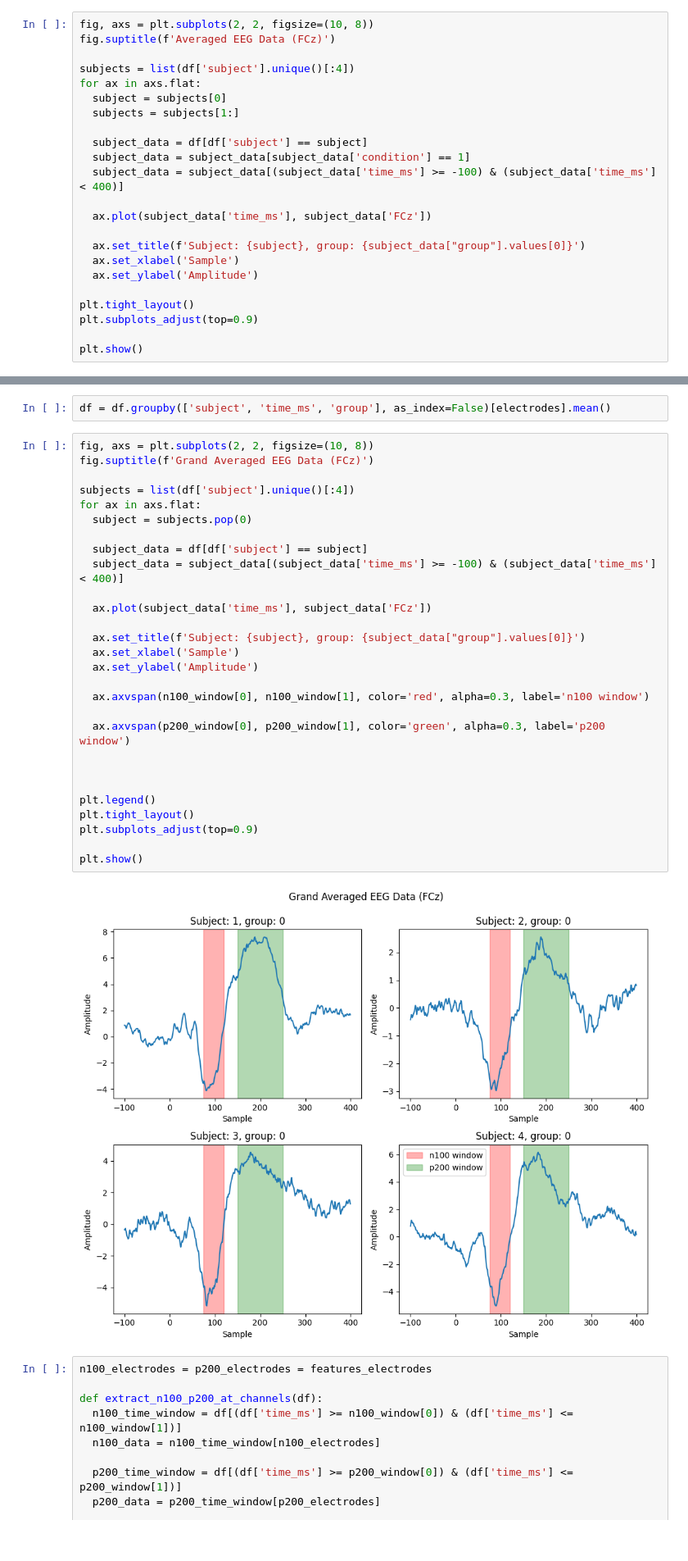
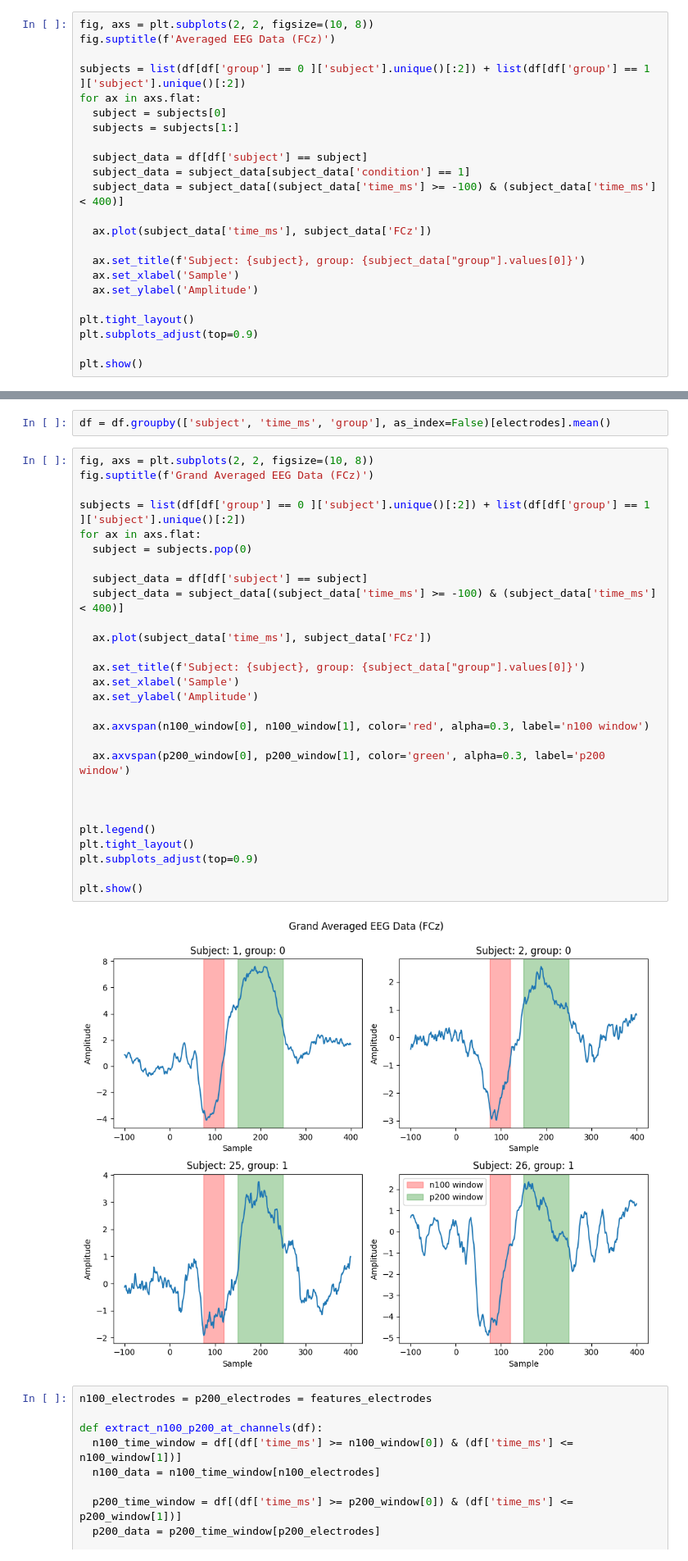
Before and after one commit to Fl0k3n/neuro-proj, a Jupyter notebook: Schizo_RandomForest.ipynb, the cells around one changed output, grey strips where cells are left out. Shown: that part at 82% size. Saved outputs shown, nothing was run; the diff lists cells and outputs as text.

```diff
--- a/Schizo_RandomForest.ipynb
+++ b/Schizo_RandomForest.ipynb
@@ -138,7 +109,7 @@ memory usage: 91.1+ MB
 fig, axs = plt.subplots(2, 2, figsize=(10, 8))
 fig.suptitle(f'Averaged EEG Data (FCz)')
 
-subjects = list(df['subject'].unique()[:4])
+subjects = list(df[df['group'] == 0 ]['subject'].unique()[:2]) + list(df[df['group'] == 1 ]['subject'].unique()[:2])
 for ax in axs.flat:
   subject = subjects[0]
   subjects = subjects[1:]
@@ -164,33 +135,33 @@ df = df.groupby(['subject', 'time_ms', 'group'], as_index=False)[electrodes].mea
 # %%
 fig, axs = plt.subplots(2, 2, figsize=(10, 8))
 fig.suptitle(f'Grand Averaged EEG Data (FCz)')
 
-subjects = list(df['subject'].unique()[:4])
+subjects = list(df[df['group'] == 0 ]['subject'].unique()[:2]) + list(df[df['group'] == 1 ]['subject'].unique()[:2])
 for ax in axs.flat:
   subject = subjects.pop(0)
 
   subject_data = df[df['subject'] == subject]
   subject_data = subject_data[(subject_data['time_ms'] >= -100) & (subject_data['time_ms'] < 400)]
 
   ax.plot(subject_data['time_ms'], subject_data['FCz'])
 
   ax.set_title(f'Subject: {subject}, group: {subject_data["group"].values[0]}')
   ax.set_xlabel('Sample')
   ax.set_ylabel('Amplitude')
 
   ax.axvspan(n100_window[0], n100_window[1], color='red', alpha=0.3, label='n100 window')
 
   ax.axvspan(p200_window[0], p200_window[1], color='green', alpha=0.3, label='p200 window')
 
 
 
 plt.legend()
 plt.tight_layout()
 plt.subplots_adjust(top=0.9)
 
 plt.show()
 # %% [output]
-[figure, old version]
+[figure, new version]
 # %%
 n100_electrodes = p200_electrodes = features_electrodes
 
```
Also changed, not shown: parts of 16 cells of this notebook, 8 other files.
